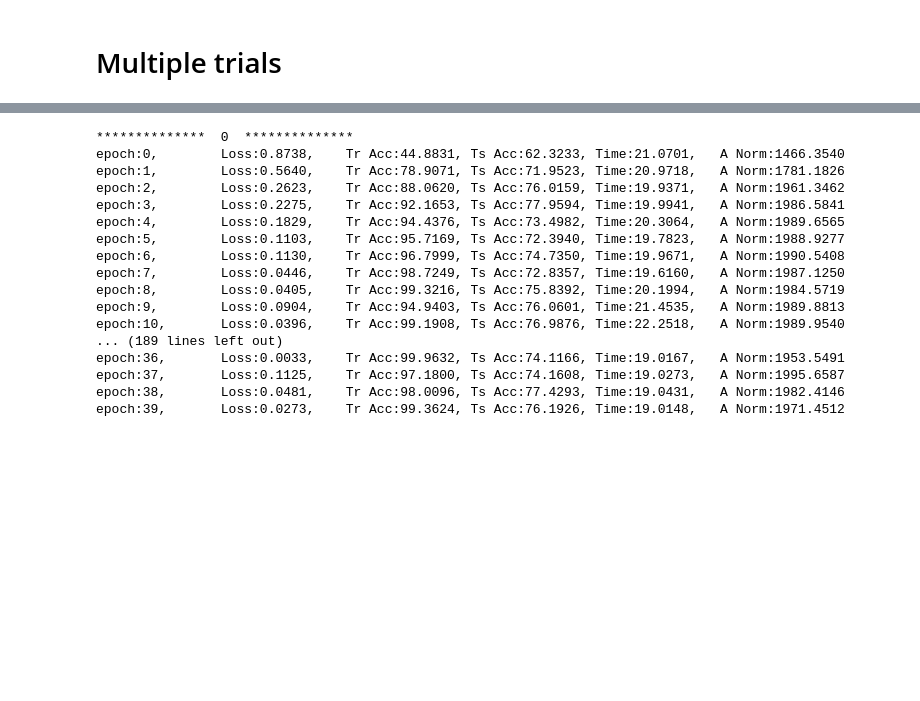
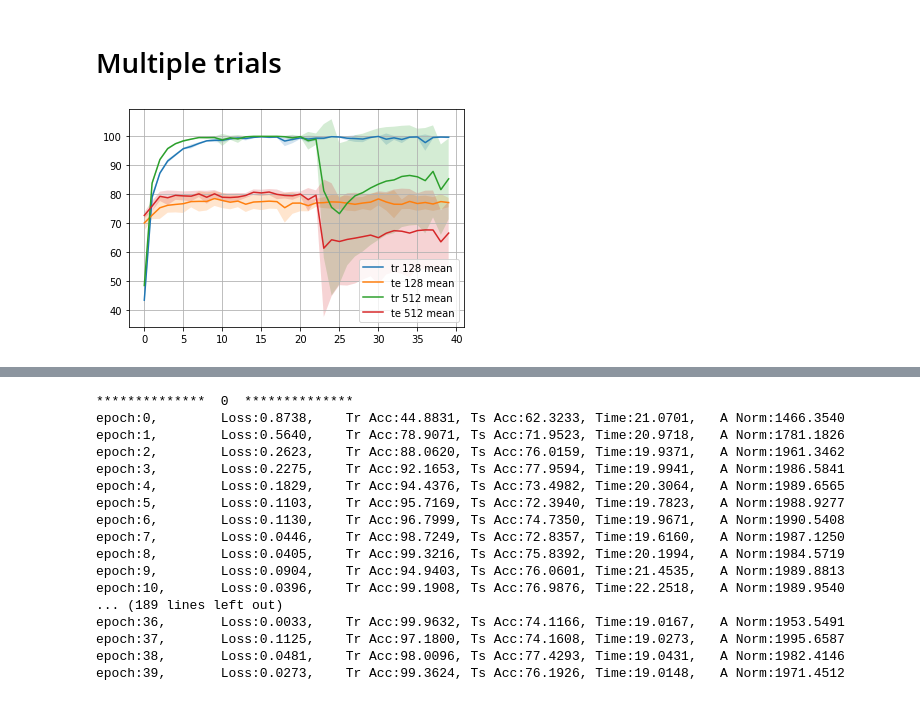
Before and after one commit to HuangHaoyu1997/Reservoir-Computing, a Jupyter notebook: new_RC.ipynb, the cells around one changed output, grey strips where cells are left out. Drawn from its saved outputs; the diff is of its cells as text; code cells hidden in the pictures; blank space fills up the shorter version.

```diff
--- a/new_RC.ipynb
+++ b/new_RC.ipynb
@@ -515,13 +826,15 @@ plt.plot(log);plt.grid()
 # %%
-config.l1_targ = 5000
+config.l1_targ = 20000
+config.dropout = 0.7
+config.dropout_stepping = 0.01
+config.dropout_stop = 0.90
 # model = RC().to(config.device)
-model = RC_RadLIF().to(config.device)
+# model = RC_revise().to(config.device)
+# model = RC_RadLIF().to(config.device)
+model = RC_parallel().to(config.device)
 criterion = nn.CrossEntropyLoss()
-optimizer = torch.optim.Adam(filter(lambda p: p.requires_grad, model.parameters()),
-                              lr=config.lr,)
-# optimizer = torch.optim.AdamW(filter(lambda p: p.requires_grad, model.parameters()),
-#                               lr=config.lr,
-#                               weight_decay=config.weight_decay)
+optimizer = torch.optim.AdamW(filter(lambda p: p.requires_grad, model.parameters()),
+                              lr=config.lr,
+                              weight_decay=config.weight_decay)
 acc = train(model, optimizer, criterion, config.epoch, train_loader, test_loader, 'cuda', mode='serial')
-# accuracy = test(model, test_loader)
 # %% [output]
@@ -619,3 +924,49 @@ def plot_errorbar(train_acc_log, test_acc_log)
     # plt.axis([-5, 105, 75, 95])
     plt.savefig(file_name)
     # plt.show()
+# %%
+train_mean = np.mean(tr_acc_log1, axis=1)
+train_std = np.std(tr_acc_log1, axis=1)
+train_var = np.var(tr_acc_log1, axis=1)
+train_max = np.max(tr_acc_log1, axis=1)
+train_min = np.min(tr_acc_log1, axis=1)
+
+test_mean = np.mean(te_acc_log1, axis=1)
+test_std = np.std(te_acc_log1, axis=1)
+test_var = np.var(te_acc_log1, axis=1)
+test_max = np.max(te_acc_log1, axis=1)
+test_min = np.min(te_acc_log1, axis=1)
+
+plt.plot(list(range(config.epoch)), train_mean, label='tr 128 mean')
+plt.fill_between(list(range(config.epoch)), train_mean-train_std, train_mean+train_std, alpha=0.2)
+# plt.fill_between(list(range(config.epoch)), train_min, train_max, alpha=0.2)
+
+plt.plot(list(range(config.epoch)), test_mean, label='te 128 mean')
+plt.fill_between(list(range(config.epoch)), test_mean-test_std, test_mean+test_std, alpha=0.2)
+# plt.fill_between(list(range(config.epoch)), test_min, test_max, alpha=0.2)
+
+train_mean = np.mean(tr_acc_log4, axis=1)
+train_std = np.std(tr_acc_log4, axis=1)
+train_var = np.var(tr_acc_log4, axis=1)
+train_max = np.max(tr_acc_log4, axis=1)
+train_min = np.min(tr_acc_log4, axis=1)
+
+test_mean = np.mean(te_acc_log4, axis=1)
+test_std = np.std(te_acc_log4, axis=1)
+test_var = np.var(te_acc_log4, axis=1)
+test_max = np.max(te_acc_log4, axis=1)
+test_min = np.min(te_acc_log4, axis=1)
+
+plt.plot(list(range(config.epoch)), train_mean, label='tr 512 mean')
+plt.fill_between(list(range(config.epoch)), train_mean-train_std, train_mean+train_std, alpha=0.2)
+# plt.fill_between(list(range(config.epoch)), train_min, train_max, alpha=0.2)
+
+plt.plot(list(range(config.epoch)), test_mean, label='te 512 mean')
+plt.fill_between(list(range(config.epoch)), test_mean-test_std, test_mean+test_std, alpha=0.2)
+# plt.fill_between(list(range(config.epoch)), test_min, test_max, alpha=0.2)
+
+plt.legend()
+plt.grid()
+# plt.axis([-5, 105, 75, 95])
+# %% [output]
+[figure, added]
```
Also changed, not shown: parts of 17 cells of this notebook, 7 other files.
